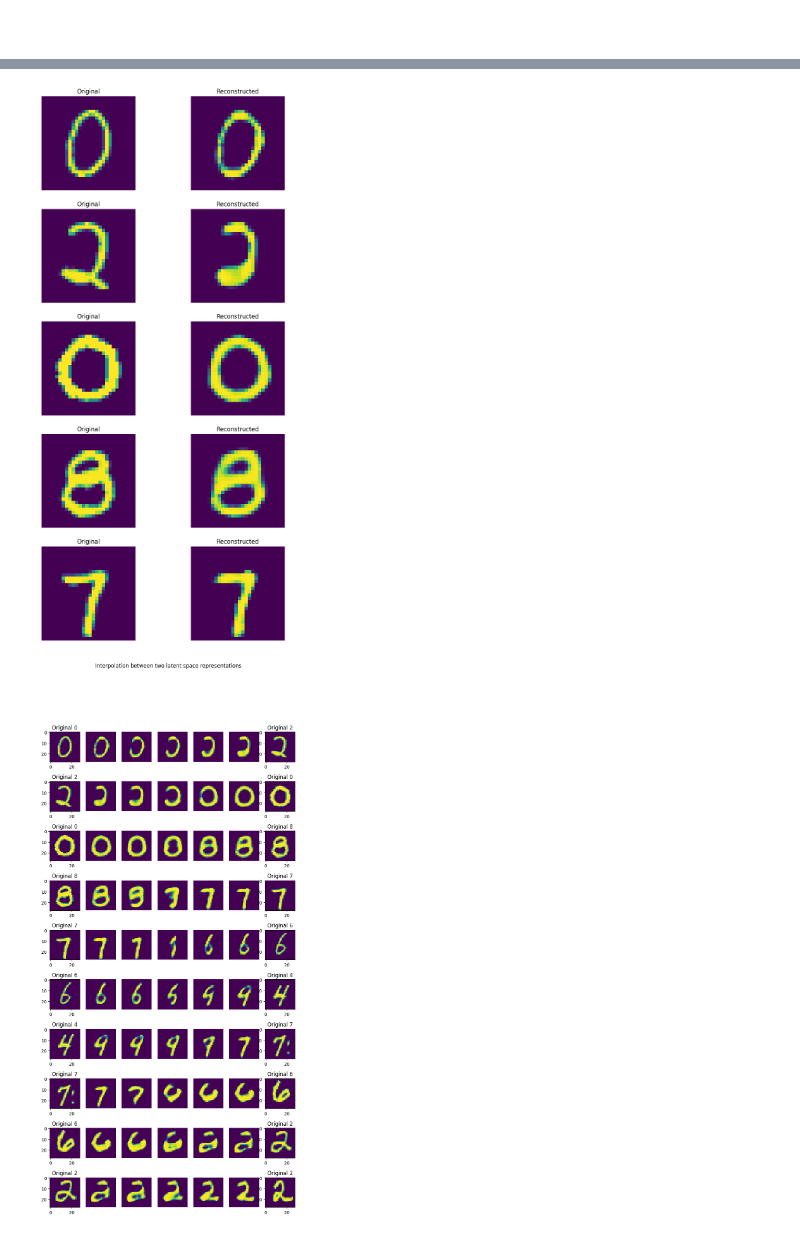
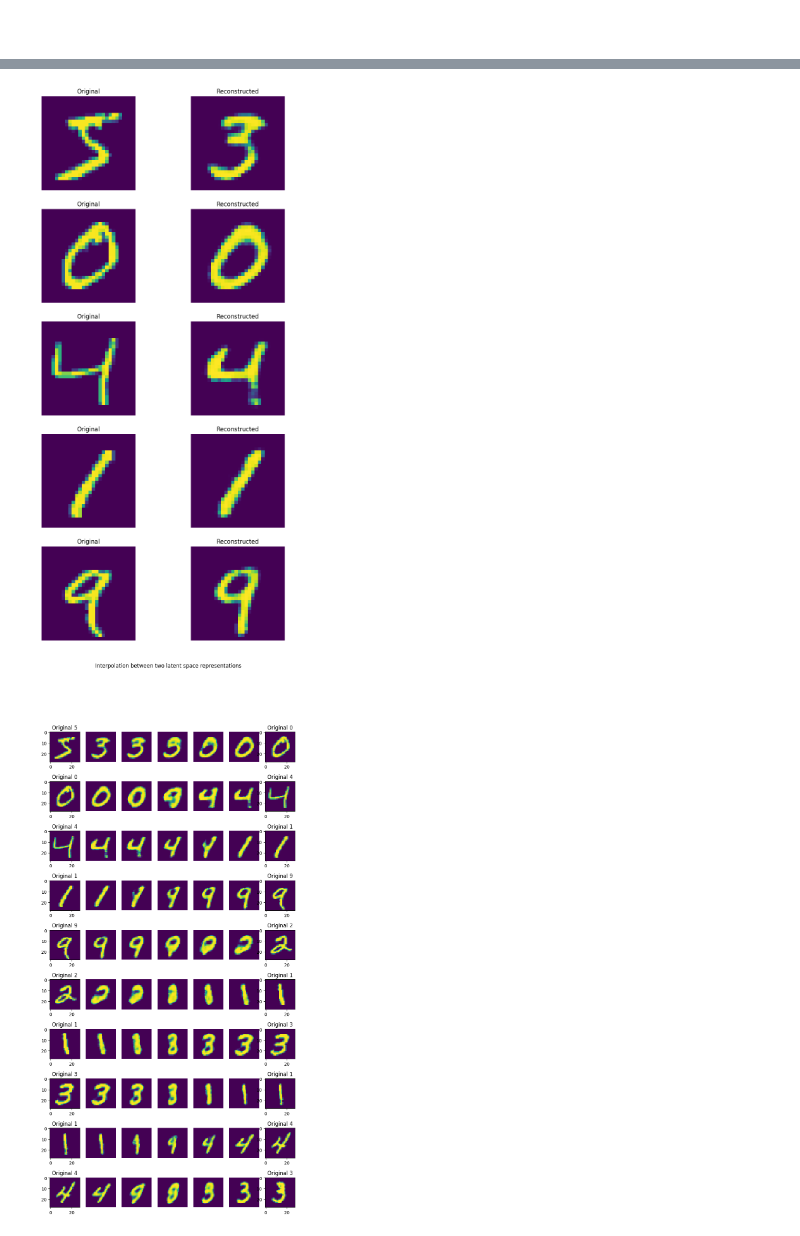
Before and after one commit to data-stepper/latex-university-shit, a Jupyter notebook: Presentations/deep_learning_presentation/mnist_neural_net.ipynb, the cells around one changed output, grey strips where cells are left out. Cells and saved outputs as stored; diff of their text form; code cells hidden in the pictures.

```diff
--- a/Presentations/deep_learning_presentation/mnist_neural_net.ipynb
+++ b/Presentations/deep_learning_presentation/mnist_neural_net.ipynb
@@ -60,11 +46,13 @@ def encoder(input_dim: Iterable[int], latent_dim: int = 8, noise_std=0.05, dropo
     return model
 
 
-def decoder(latent_dim: int = 8, output_dim: Iterable[int] = (28, 28, 1), dropout=0.2) -> Model:
+def decoder(latent_dim: int = 8, output_dim: Iterable[int] = (28, 28, 1), dropout=0.2, noise_std=0.02) -> Model:
     output_dim_size: int = reduce(lambda x, y: x * y, output_dim)
     inputs = L.Input(shape=(latent_dim,))
 
-    x = L.Dense(latent_dim * 16, activation='relu')(inputs)
+    x = L.GaussianNoise(noise_std)(inputs)
+
+    x = L.Dense(latent_dim * 16, activation='relu')(x)
     x = L.Dropout(dropout)(x)
     x = L.LayerNormalization()(x)
 
@@ -148,8 +131,8 @@ z.shape, _x.shape
 latent_dim: int = 10
 image_dim: Iterable[int] = (28, 28, 1)
 
-e = encoder(input_dim=image_dim, latent_dim=latent_dim)
-d = decoder(latent_dim=latent_dim, output_dim=image_dim)
+e = encoder(latent_dim=latent_dim)
+d = decoder(latent_dim=latent_dim)
 
 z = e(x)
 x_hat = d(z)
@@ -187,8 +170,9 @@ Non-trainable params: 1568 (6.12 KB)
 _________________________________________________________________
 # %%
 history = autoencoder.fit(
-    mnist_train.map(autoencoder_map_fn),  # (x, x) because we want to reconstruct the same image
-    epochs=10,
-    validation_data=mnist_test.map(autoencoder_map_fn),
+    x=X_train,
+    y=X_train,
+    epochs=5,
+    validation_data=(X_test, X_test),
 )
 # %% [output]
@@ -238,8 +220 @@ z_train.shape
 (60000, 10)
-# %%
-from sklearn.linear_model import LogisticRegression
-from sklearn.discriminant_analysis import LinearDiscriminantAnalysis, QuadraticDiscriminantAnalysis
-
-y_train = np.concatenate([y for x, y in mnist_train], axis=0)
-
-classifier = QuadraticDiscriminantAnalysis().fit(z_train, y_train)
@@ -262,21 +242,23 @@ for x, y in mnist_train.take(1):
 # %%
 n_images: int = 5
 
 # Show them side by side
 fig, ax = plt.subplots(n_images, 2, figsize=(10, 20))
 
+x_hat = autoencoder.predict(X_train[:n_images], verbose=0)
+
 for i in range(n_images):
-    label = y[i].numpy()
-    ax[i, 0].imshow(x[i, ..., 0], cmap='viridis')
+    label = y_train[i]
+    ax[i, 0].imshow(X_train[i, ..., 0], cmap='viridis')
     ax[i, 1].imshow(x_hat[i, ..., 0], cmap='viridis')
 
     ax[i, 0].set_title('Original')
     ax[i, 1].set_title('Reconstructed')
 
     ax[i, 0].axis('off')
     ax[i, 1].axis('off')
 # %% [output]
-[figure, old version]
+[figure, new version]
 # %%
 n_steps: int = 5
 n_images: int = 10
@@ -285,9 +267,9 @@ fig, axs = plt.subplots(n_images, n_steps + 2, figsize=(10, 20))
 
 for idx in range(n_images):
     a_original = x[idx]
-    a_label = y[idx].numpy()
+    a_label = y[idx]
     b_original = x[idx + 1]
-    b_label = y[idx + 1].numpy()
+    b_label = y[idx + 1]
     a = z[idx]
     b = z[idx + 1]
     z_hat = a + (b - a) * np.linspace(0, 1, n_steps)[:, None]
@@ -305,4 +287,4 @@ for idx in range(n_images):
 
 _ = fig.suptitle('Interpolation between two latent space representations')
 # %% [output]
-[figure, old version]
+[figure, new version]
```
Also changed, not shown: parts of 20 cells of this notebook.
